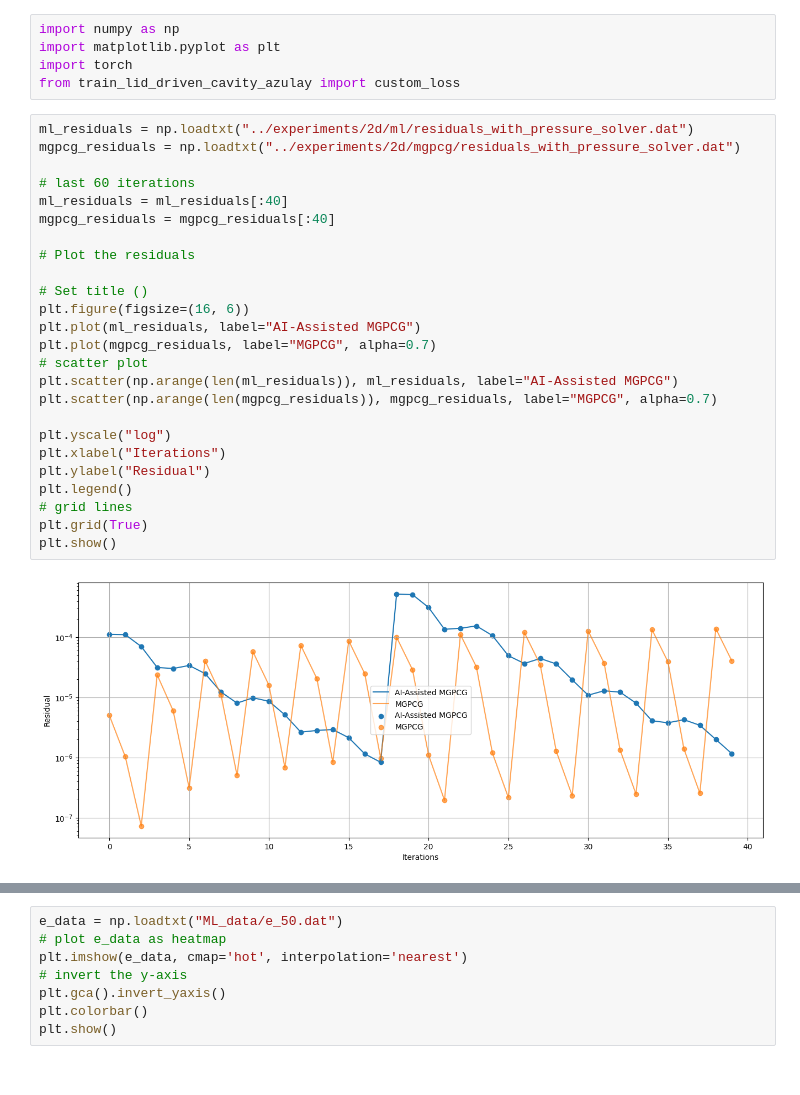
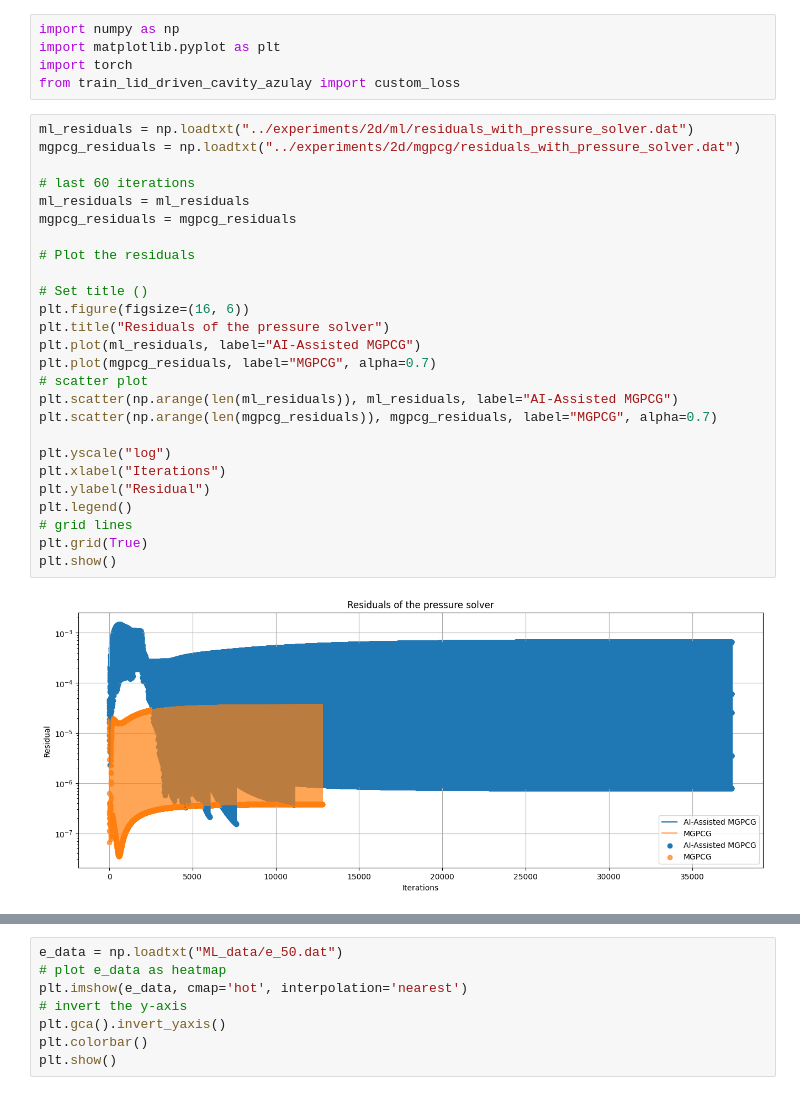
Before and after one commit to glaand/bachelor-thesis, a Jupyter notebook: ml/ml_analysis_azulay.ipynb, the cells around one changed output, grey strips where cells are left out. Saved outputs shown, nothing was run; the diff lists cells and outputs as text.

```diff
--- a/ml/ml_analysis_azulay.ipynb
+++ b/ml/ml_analysis_azulay.ipynb
@@ -6,30 +6,31 @@ from train_lid_driven_cavity_azulay import custom_loss
 # %%
 ml_residuals = np.loadtxt("../experiments/2d/ml/residuals_with_pressure_solver.dat")
 mgpcg_residuals = np.loadtxt("../experiments/2d/mgpcg/residuals_with_pressure_solver.dat")
 
 # last 60 iterations
-ml_residuals = ml_residuals[:40]
-mgpcg_residuals = mgpcg_residuals[:40]
+ml_residuals = ml_residuals
+mgpcg_residuals = mgpcg_residuals
 
 # Plot the residuals
 
 # Set title ()
 plt.figure(figsize=(16, 6))
+plt.title("Residuals of the pressure solver")
 plt.plot(ml_residuals, label="AI-Assisted MGPCG")
 plt.plot(mgpcg_residuals, label="MGPCG", alpha=0.7)
 # scatter plot
 plt.scatter(np.arange(len(ml_residuals)), ml_residuals, label="AI-Assisted MGPCG")
 plt.scatter(np.arange(len(mgpcg_residuals)), mgpcg_residuals, label="MGPCG", alpha=0.7)
 
 plt.yscale("log")
 plt.xlabel("Iterations")
 plt.ylabel("Residual")
 plt.legend()
 # grid lines
 plt.grid(True)
 plt.show()
 # %% [output]
-[figure, old version]
+[figure, new version]
 # %%
 ml_residuals_without = np.loadtxt("../experiments/2d/ml/residuals_without_pressure_solver.dat")
 mgpcg_residuals_without = np.loadtxt("../experiments/2d/mgpcg/residuals_without_pressure_solver.dat")
```
Also changed, not shown: parts of 6 cells of this notebook, 4 other files.
